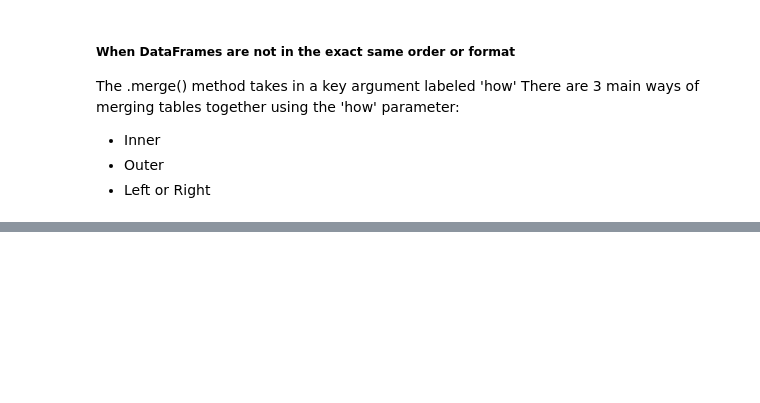
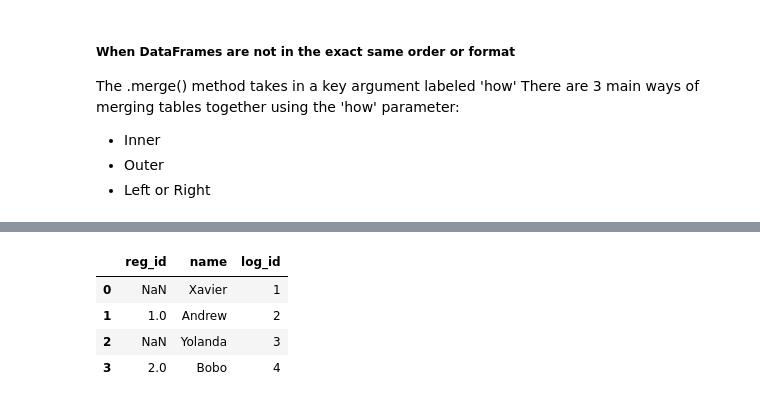
Before and after one commit to jocdev28/DS_ML_COURSE, a Jupyter notebook: NOTEBOOKS_DS_ML_COURSE/03-Pandas/combining.ipynb, the cells around one changed output, grey strips where cells are left out. Cells and saved outputs as stored; diff of their text form; code cells hidden in the pictures; blank space fills up the shorter version.

```diff
--- a/NOTEBOOKS_DS_ML_COURSE/03-Pandas/combining.ipynb
+++ b/NOTEBOOKS_DS_ML_COURSE/03-Pandas/combining.ipynb
@@ -105,0 +148,9 @@ There are 3 main ways of merging tables together using the 'how' parameter:
+# %%
+# We can replace the null values with some other value
+pd.merge(registrations, logins, how='right', on='name')
+# %% [output]
+|  | reg_id | name | log_id |
+| 0 | NaN | Xavier | 1 |
+| 1 | 1.0 | Andrew | 2 |
+| 2 | NaN | Yolanda | 3 |
+| 3 | 2.0 | Bobo | 4 |
```
Also changed, not shown: parts of 30 cells of this notebook, 4 other files.
